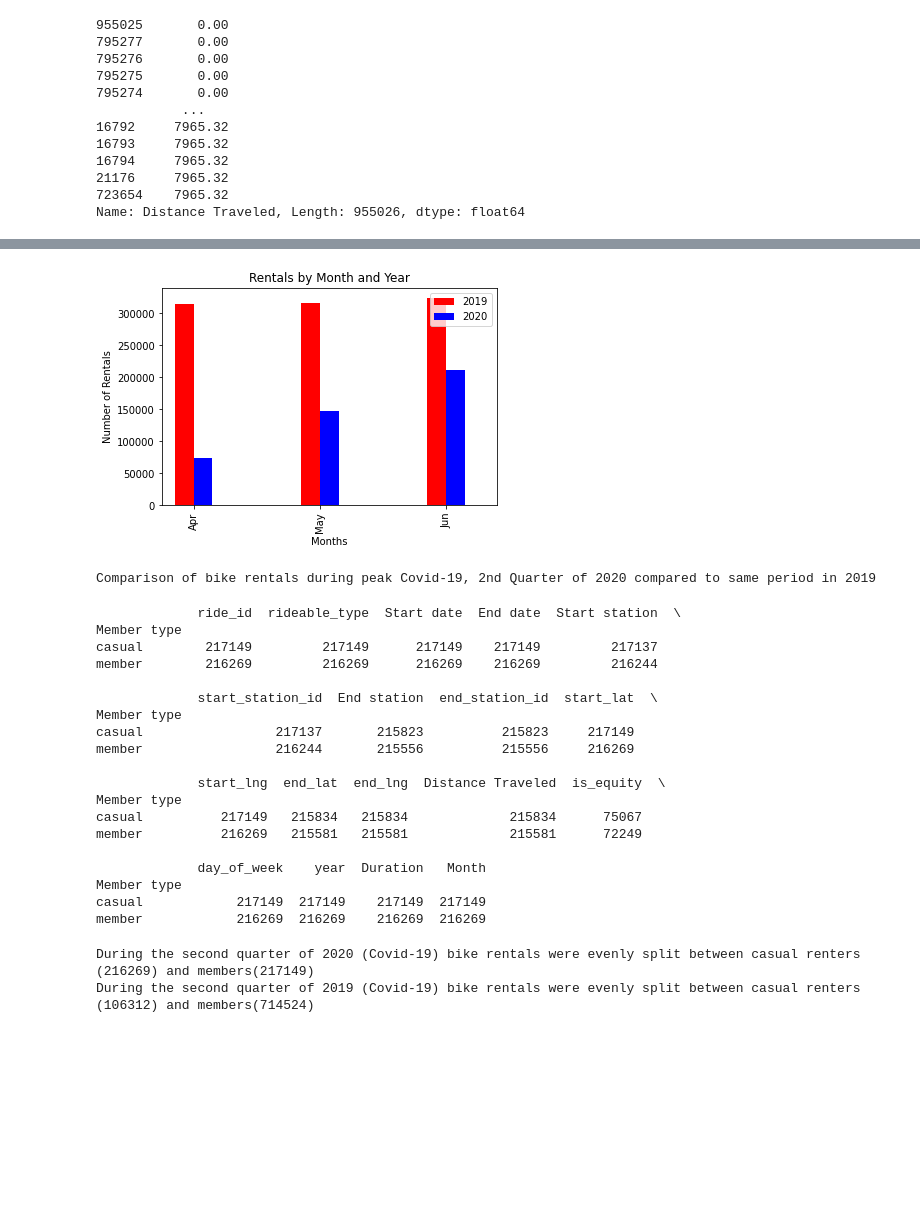
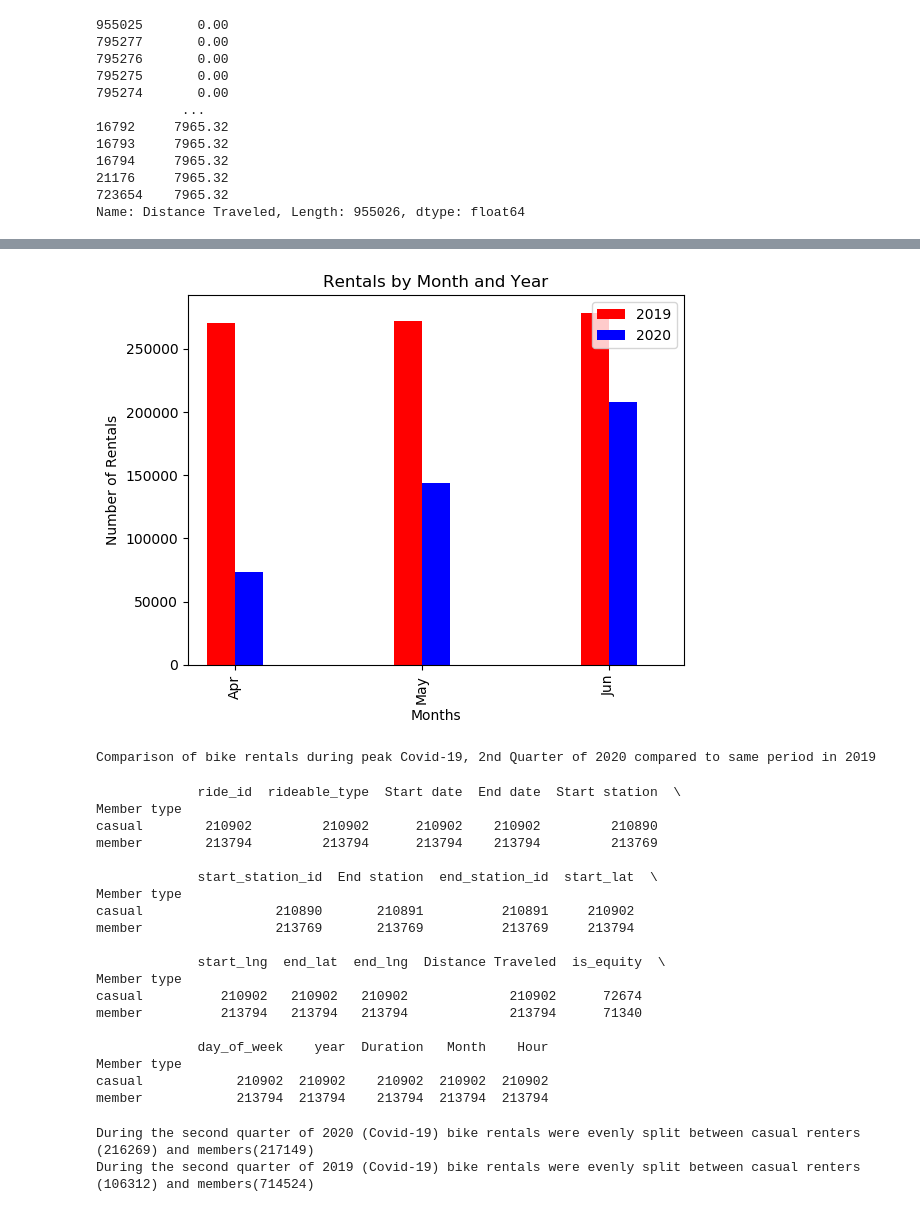
Before and after one commit to gportes24/German-s-Group-Project, a Jupyter notebook: Resources/Project_EDA.ipynb, the cells around one changed output, grey strips where cells are left out. Cells and saved outputs as stored; diff of their text form; code cells hidden in the pictures; blank space fills up the shorter version.

```diff
--- a/Resources/Project_EDA.ipynb
+++ b/Resources/Project_EDA.ipynb
@@ -20,7 +22,12 @@ import matplotlib.cm as cm
 import matplotlib as mpl
 from matplotlib.gridspec import GridSpec
 # %%
-Bike_2019 = pd.read_csv("/Users/germanportes/Documents/GW_Bootcamp/HW/Project/Project_1/Q2_2019_bike.csv")
+# Reading in two csv files; 2019 and 2020.
+# Each csv file was generated by merging each years Q2 data files,
+# consisting of April, May, and June.
+# Bike 2019 is located on a local drive due to size uploading limitations.
+
+Bike_2019 = pd.read_csv("/Users/hinaahmad/Desktop/new group 3 project folder /Q2_2019_df.csv")
 Bike_2020 = pd.read_csv("q2_2020_df.csv")
 #test = pd.read_csv("201904-capitalbikeshare-tripdata.csv")
 #bike06 =pd.read_csv("202006-capitalbikeshare-tripdata 2.csv")
@@ -395,21 +429,21 @@ b_2020 =Bike_2020['Month'].value_counts()
 # %%
 colors = ['#034694','#001C58','#5CBFEB']
 bar_width = .15
-b_2019 = Bike_2019_merged["Month"].value_counts().sort_values(ascending= True)
-b_2020 =Bike_2020['Month'].value_counts().sort_values(ascending=True)
+b_2019 = Bike_2019_clean["Month"].value_counts().sort_values(ascending= True)
+b_2020 =Bike_2020_clean['Month'].value_counts().sort_values(ascending=True)
 #b_2019.plot(kind = 'bar', title ="Rentals by Month",fontsize=12, color = colors, position=1)
 b_2019.plot(kind='bar', color='red', width=bar_width, position =1)
 b_2020.plot(kind='bar', color='blue', width=bar_width, position=0)
 
 plt.xlabel("Months")
 plt.ylabel("Number of Rentals")
 plt.title("Rentals by Month and Year")
 plt.legend(["2019", "2020"])
 plt.savefig('ridesPer_month.png', dpi=300, bbox_inches='tight')
 plt.show()
 print ("Comparison of bike rentals during peak Covid-19, 2nd Quarter of 2020 compared to same period in 2019")
 # %% [output]
-[figure, old version]
+[figure, new version]
 Comparison of bike rentals during peak Covid-19, 2nd Quarter of 2020 compared to same period in 2019
 # %%
 # # NOTE: Do not change any of the code in this cell
@@ -436,29 +470,29 @@ Comparison of bike rentals during peak Covid-19, 2nd Quarter of 2020 compared to
 
 # fig
 # %%
-member = Bike_2020.groupby('Member type').agg('count')
+member = Bike_2020_clean.groupby('Member type').agg('count')
 member_2019 = Bike_2019_clean.groupby("Member type").agg("count")
 print(member)
 # %% [output]
              ride_id  rideable_type  Start date  End date  Start station  \
 Member type
-casual        217149         217149      217149    217149         217137
-member        216269         216269      216269    216269         216244
+casual        210902         210902      210902    210902         210890
+member        213794         213794      213794    213794         213769
 
              start_station_id  End station  end_station_id  start_lat  \
 Member type
-casual                 217137       215823          215823     217149
-member                 216244       215556          215556     216269
+casual                 210890       210891          210891     210902
+member                 213769       213769          213769     213794
 
              start_lng  end_lat  end_lng  Distance Traveled  is_equity  \
 Member type
-casual          217149   215834   215834             215834      75067
-member          216269   215581   215581             215581      72249
+casual          210902   210902   210902             210902      72674
+member          213794   213794   213794             213794      71340
 
-             day_of_week    year  Duration   Month
+             day_of_week    year  Duration   Month    Hour
 Member type
-casual            217149  217149    217149  217149
-member            216269  216269    216269  216269
+casual            210902  210902    210902  210902  210902
+member            213794  213794    213794  213794  213794
 # %%
 import matplotlib.ticker as ticker
 import matplotlib.cm as cm
```
Also changed, not shown: parts of 27 cells of this notebook, 3 other files.
